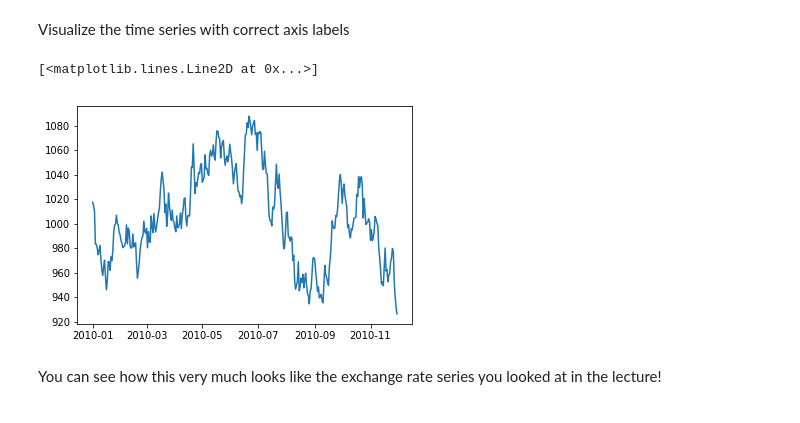
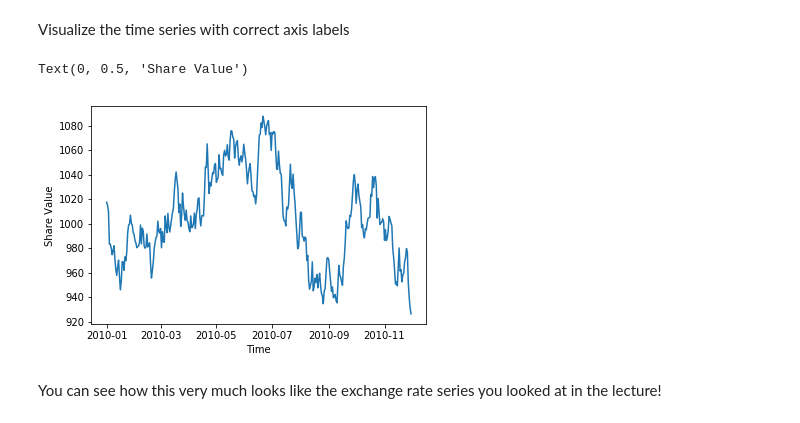
Before and after one commit to lewi0332/dsc-3-26-03-basic-time-series-models-lab-nyc-ds-career-012819, a Jupyter notebook: index.ipynb, the cells around one changed output. Cells and saved outputs as stored; diff of their text form; code cells hidden in the pictures.

```diff
--- a/index.ipynb
+++ b/index.ipynb
@@ -137,10 +137,10 @@ Visualize the time series with correct axis labels
 # %%
 plt.plot(shares_series)
 plt.xlabel('Time')
-pl
+plt.ylabel('Share Value')
 # %% [output]
-[<matplotlib.lines.Line2D at 0x...>]
+Text(0, 0.5, 'Share Value')
-[figure, old version]
+[figure, new version]
 # %% [markdown]
 You can see how this very much looks like the exchange rate series you looked at in the lecture!
 # %% [markdown]
```
